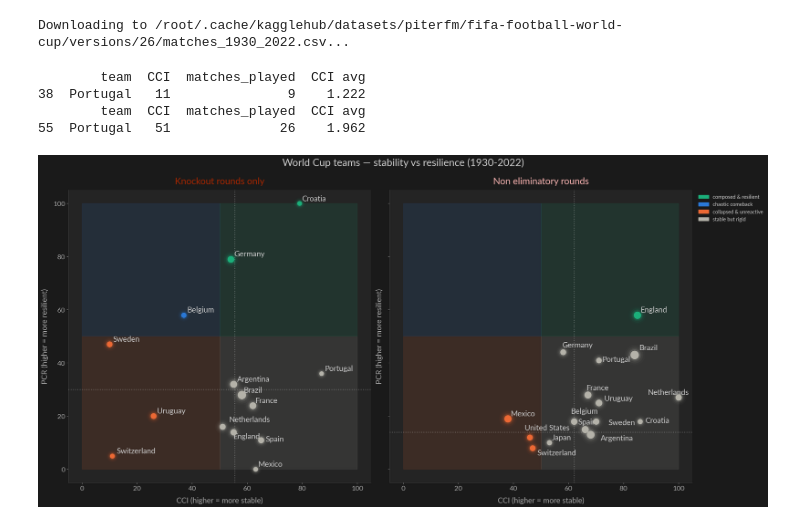
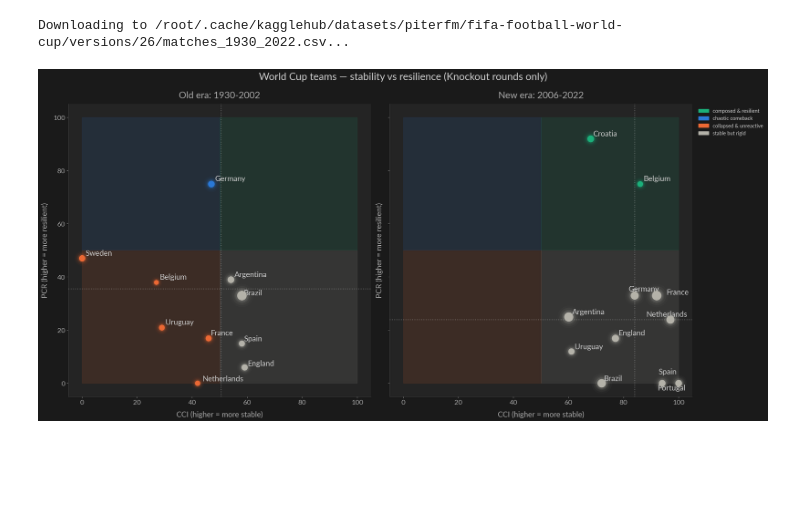
Before and after one commit to carolinacbfarina-cmyk/Analytics, a Jupyter notebook: Pressure_Analysis_FIFA_WorldCup_V3.ipynb, the cells around one changed output. Cells and saved outputs as stored; diff of their text form; code cells hidden in the pictures; blank space fills up the shorter version.

```diff
--- a/Pressure_Analysis_FIFA_WorldCup_V3.ipynb
+++ b/Pressure_Analysis_FIFA_WorldCup_V3.ipynb
@@ -464,10 +462,10 @@ def run_analysis(year_min, year_max, rounds=None, min_matches_played=None):
 all_rounds = ['Final', 'Final stage', 'Semi-finals', 'Quarter-finals', 'Round of 16', 'Group stage', 'Second group stage', 'First group stage', 'Second round', 'First round', 'Third-place match', 'Group stage play off']
 eliminatory_rounds = ['Final', 'Final stage', 'Semi-finals', 'Quarter-finals', 'Round of 16']
 non_eliminatory = ['Group stage', 'Second group stage', 'First group stage', 'Second round', 'First round', 'Third-place match', 'Group stage play off']
-min_matches = 9
+min_matches = 8
 
-cci_eli, pcr_eli = run_analysis(1930, 2022, rounds=eliminatory_rounds, min_matches_played=min_matches)
-cci_non, pcr_non = run_analysis(1930, 2022, rounds=non_eliminatory, min_matches_played=min_matches)
+cci_eli, pcr_eli = run_analysis(1930, 2002, rounds=eliminatory_rounds, min_matches_played=min_matches)
+cci_non, pcr_non = run_analysis(2006, 2022, rounds=eliminatory_rounds, min_matches_played=5)
 
 # since we're plotting for different rounds, add round type labels
 cci_eli['round_type'] = 'eliminatory'
@@ -518,11 +516,6 @@ teams_to_plot = [
     "United States",
     "Japan"
 ]
-# %% [output]
-        team  CCI  matches_played  CCI avg
-38  Portugal   11               9    1.222
-        team  CCI  matches_played  CCI avg
-55  Portugal   51              26    1.962
 # %%
 # @title
 %%capture
@@ -592,8 +585,8 @@ def plot_scatter(ax, scatter_df, title, title_color):
         color = palette[row['quadrant']]
 
         # scale dot size proportionally to matches played
-        # min size 80, max size 400
-        dot_size = 50 + (row['matches_played'] / scatter_df['matches_played'].max()) * 350
+        # min size 10, max size 500
+        dot_size = 10 + (row['matches_played'] / scatter_df['matches_played'].max()) * 500
 
         for size, alpha in [(dot_size*6, 0.03), (dot_size*4, 0.06),
                             (dot_size*2.5, 0.10), (dot_size*1.8, 0.15)]:
@@ -638,35 +631,35 @@ def plot_scatter(ax, scatter_df, title, title_color):
 fig, (ax1, ax2) = plt.subplots(1, 2, figsize=(24, 11), sharey=True, sharex=True)
 fig.patch.set_facecolor(BG_DARK)
 
-plot_scatter(ax1, scatter_eli, 'Knockout rounds only', title_color='#a62600')
-plot_scatter(ax2, scatter_non, 'Non eliminatory rounds', title_color='#ffb4b2')
+plot_scatter(ax1, scatter_eli, 'Old era: 1930-2002', title_color='#aaaaaa')
+plot_scatter(ax2, scatter_non, 'New era: 2006-2022', title_color='#aaaaaa')
 
 # shared legend
 legend_elements = [
     mpatches.Patch(color=palette[l], label=l)
     for l in palette.keys()
 ]
 legend = ax2.legend(
     handles=legend_elements,
     loc='upper left',
     bbox_to_anchor=(1.005, 1),
     fontsize=12,
     frameon=False,
     title_fontsize=15,
     labelcolor=TEXT_COLOR,
 )
 
 # set legend title color separately
 legend.get_title().set_color(TEXT_COLOR)
 
 # main title
 fig.text(0.5, 1.02,
-         'World Cup teams — stability vs resilience (1930-2022)',
+         'World Cup teams — stability vs resilience (Knockout rounds only)',
          ha='center', fontsize=24, color=TEXT_COLOR, fontweight='500')
 
 plt.tight_layout()
 plt.savefig('cci_pcr_scatter_dark.png', dpi=150, bbox_inches='tight',
             facecolor=BG_DARK)
 plt.show()
 # %% [output]
-[figure, old version]
+[figure, new version]
```
Also changed, not shown: parts of 1 cell of this notebook.
